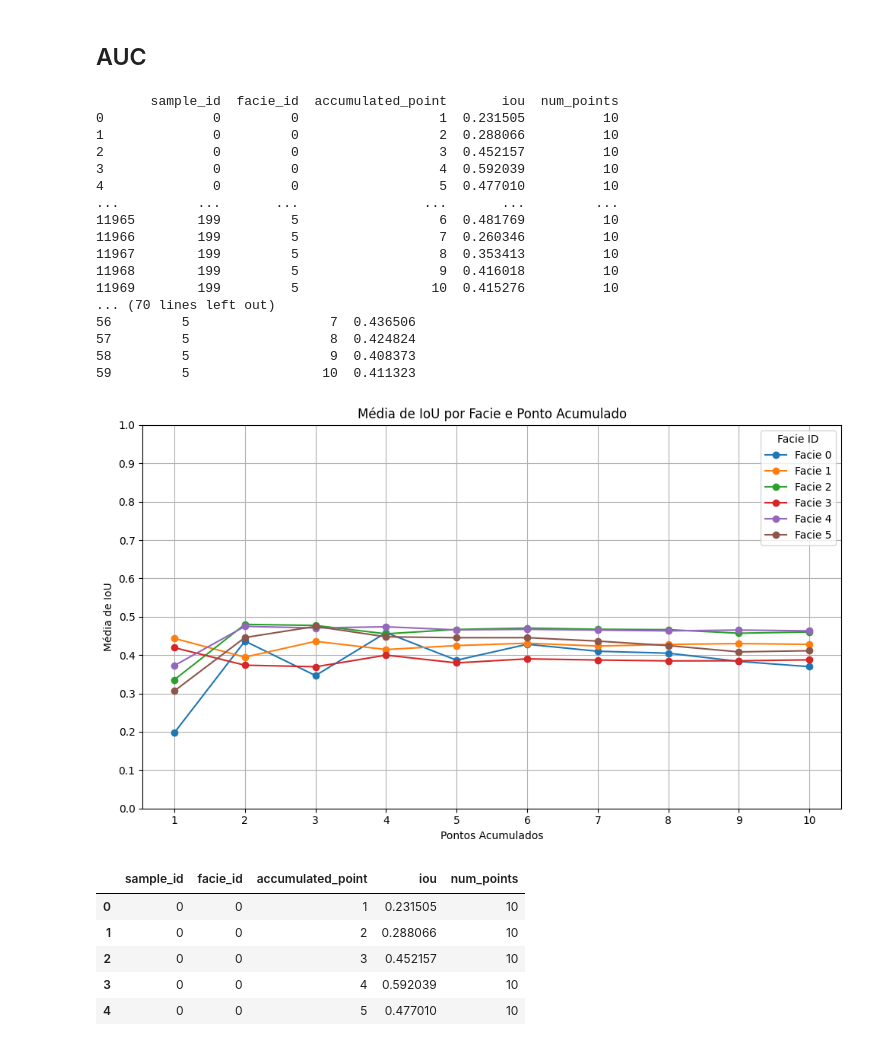
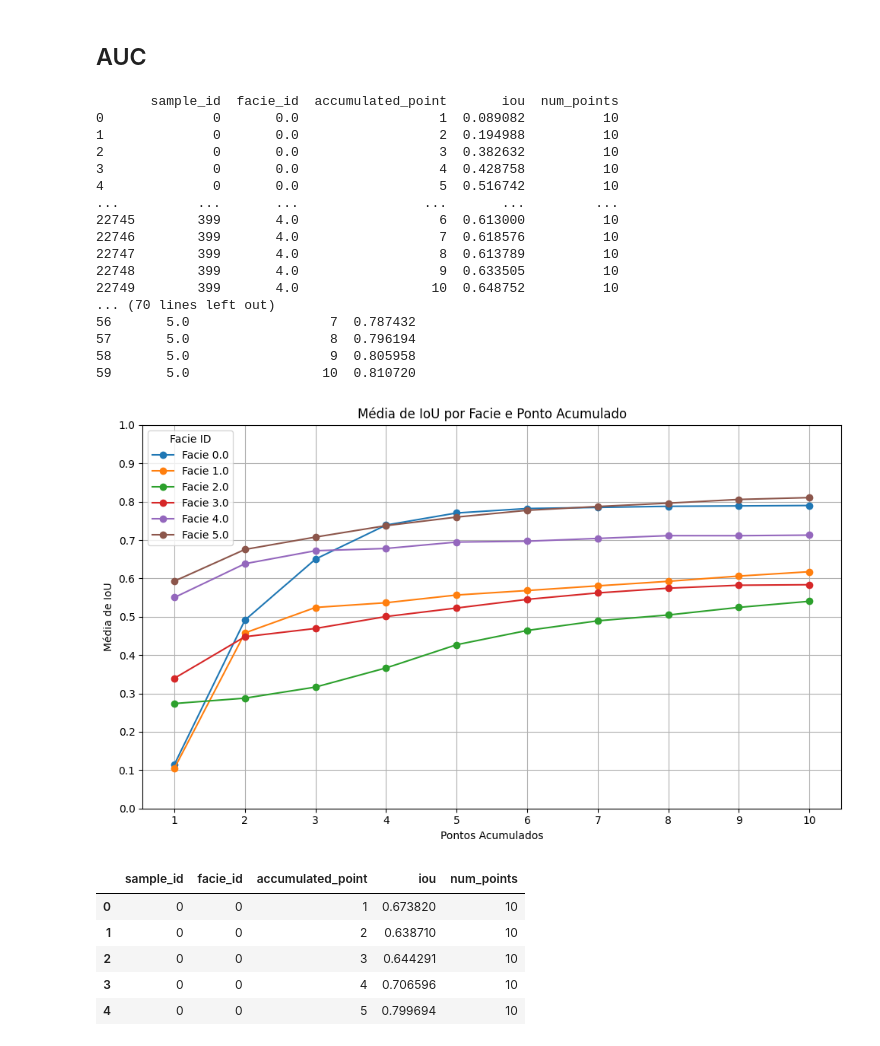
Before and after one commit to filipeas/Minerva-Discovery, a Jupyter notebook: my_experiments/sam_original/notebooks/auc_metric_calculate.ipynb, the cells around one changed output. Saved outputs shown, nothing was run; the diff lists cells and outputs as text; code cells hidden in the pictures.

```diff
--- a/my_experiments/sam_original/notebooks/auc_metric_calculate.ipynb
+++ b/my_experiments/sam_original/notebooks/auc_metric_calculate.ipynb
@@ -759,7 +757,7 @@ import pandas as pd
 import matplotlib.pyplot as plt
 
 # caminho para o iou gerado pelo Methodology_1()
-filename = '/workspaces/Minerva-Discovery/my_experiments/sam_original/notebooks/iou_results.csv'
+filename = '/workspaces/Minerva-Discovery/my_experiments/sam_original/notebooks/save_test/iou_results_0.csv'
 # média de IoU por facie e ponto
 
 results = pd.read_csv(filename)
@@ -801,57 +799,57 @@ print(separator)
 for row in table_data:
     print(" | ".join(f"{row[i]:<{col_widths[i]}}" for i in range(len(row))))
 print(separator)
 
 # Mostrar a média calculada
 print("Média de IoU por Facie e Ponto:")
 print(mean_iou_per_facie)
 
 plt.figure(figsize=(10, 6))
 # Iterar pelas facies e plotar a média de IoU
 for facie_id in mean_iou_per_facie['facie_id'].unique():
     data = mean_iou_per_facie[mean_iou_per_facie['facie_id'] == facie_id]
     plt.plot(data['accumulated_point'], data['iou'], marker='o', label=f"Facie {facie_id}")
 
 plt.title("Média de IoU por Facie e Ponto Acumulado")
 plt.xlabel("Pontos Acumulados")
 plt.ylabel("Média de IoU")
 plt.xticks(mean_iou_per_facie['accumulated_point'].unique())  # Mostrar apenas os pontos exatos
 
 # Definir a escala do eixo y de 0 a 1, com espaçamento de 0.1
 plt.yticks([i * 0.1 for i in range(11)], labels=[f'{i * 0.1:.1f}' for i in range(11)])
 
 plt.legend(title="Facie ID")
 plt.tight_layout()
 plt.grid(True)
 plt.show()
 # %% [output]
        sample_id  facie_id  accumulated_point       iou  num_points
-0              0         0                  1  0.231505          10
-1              0         0                  2  0.288066          10
-2              0         0                  3  0.452157          10
-3              0         0                  4  0.592039          10
-4              0         0                  5  0.477010          10
+0              0       0.0                  1  0.089082          10
+1              0       0.0                  2  0.194988          10
+2              0       0.0                  3  0.382632          10
+3              0       0.0                  4  0.428758          10
+4              0       0.0                  5  0.516742          10
 ...          ...       ...                ...       ...         ...
-11965        199         5                  6  0.481769          10
-11966        199         5                  7  0.260346          10
-11967        199         5                  8  0.353413          10
-11968        199         5                  9  0.416018          10
-11969        199         5                 10  0.415276          10
+22745        399       4.0                  6  0.613000          10
+22746        399       4.0                  7  0.618576          10
+22747        399       4.0                  8  0.613789          10
+22748        399       4.0                  9  0.633505          10
+22749        399       4.0                 10  0.648752          10
 ... (70 lines left out)
-56         5                  7  0.436506
-57         5                  8  0.424824
-58         5                  9  0.408373
-59         5                 10  0.411323
+56       5.0                  7  0.787432
+57       5.0                  8  0.796194
+58       5.0                  9  0.805958
+59       5.0                 10  0.810720
-[figure, old version]
+[figure, new version]
 # %%
 results.head()
 # %% [output]
 |  | sample_id | facie_id | accumulated_point | iou | num_points |
-| 0 | 0 | 0 | 1 | 0.231505 | 10 |
-| 1 | 0 | 0 | 2 | 0.288066 | 10 |
-| 2 | 0 | 0 | 3 | 0.452157 | 10 |
-| 3 | 0 | 0 | 4 | 0.592039 | 10 |
-| 4 | 0 | 0 | 5 | 0.477010 | 10 |
+| 0 | 0 | 0 | 1 | 0.673820 | 10 |
+| 1 | 0 | 0 | 2 | 0.638710 | 10 |
+| 2 | 0 | 0 | 3 | 0.644291 | 10 |
+| 3 | 0 | 0 | 4 | 0.706596 | 10 |
+| 4 | 0 | 0 | 5 | 0.799694 | 10 |
 # %%
 # Inicializar um dicionário para armazenar as AUCs por facie
 auc_by_facie = {}
```
Also changed, not shown: parts of 4 cells of this notebook, 5 other files.
